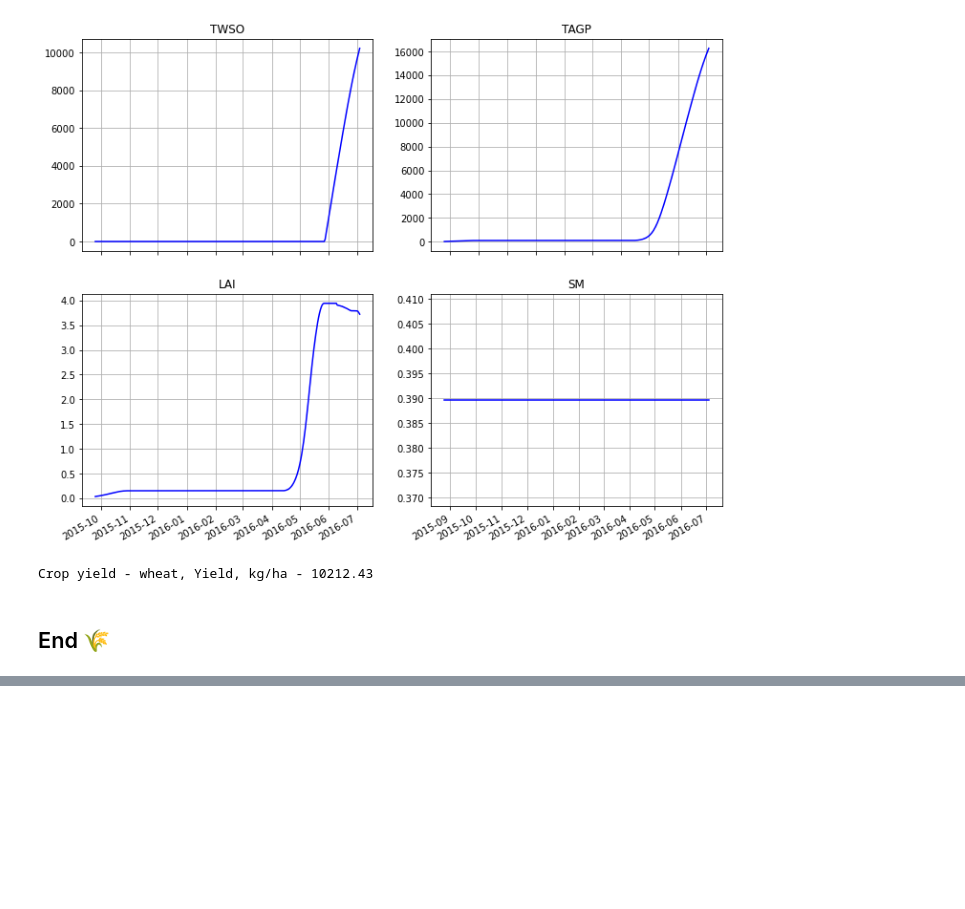
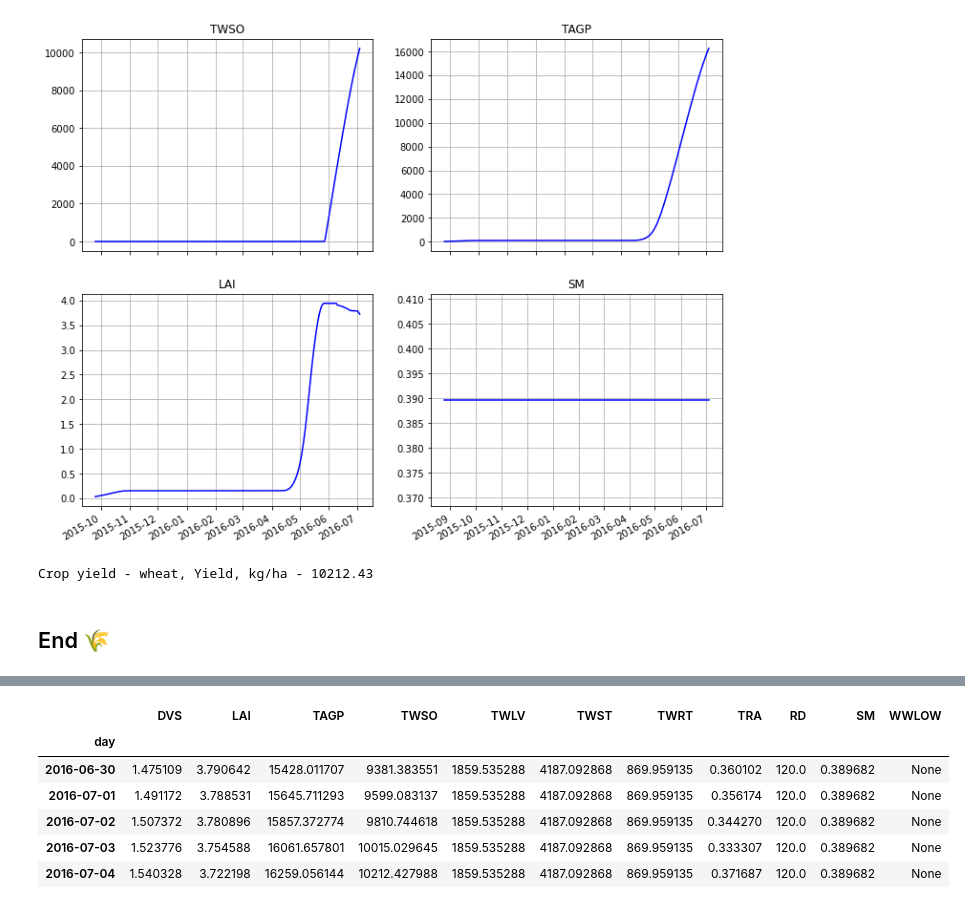
Before and after one commit to mishagrol/CS_MSU, a Jupyter notebook: Course Work/Final.ipynb, the cells around one changed output, grey strips where cells are left out. Drawn from its saved outputs; the diff is of its cells as text; code cells hidden in the pictures; blank space fills up the shorter version.

```diff
--- a/Course Work/Final.ipynb
+++ b/Course Work/Final.ipynb
@@ -803,0 +996,13 @@ Crop yield - wheat, Yield, kg/ha - 10212.43
+# %%
+wfst71_part_forecast.run_till_terminate()
+df_results_part_forecast = pd.DataFrame(wfst71_part_forecast.get_output())
+df_results_part_forecast = df_results_part_forecast.set_index("day")
+df_results_part_forecast.tail()
+# %% [output]
+|  | DVS | LAI | TAGP | TWSO | TWLV | TWST | TWRT | TRA | RD | SM | WWLOW |
+| day |  |  |  |  |  |  |  |  |  |  |  |
+| 2016-06-30 | 1.475109 | 3.790642 | 15428.011707 | 9381.383551 | 1859.535288 | 4187.092868 | 869.959135 | 0.360102 | 120.0 | 0.389682 | None |
+| 2016-07-01 | 1.491172 | 3.788531 | 15645.711293 | 9599.083137 | 1859.535288 | 4187.092868 | 869.959135 | 0.356174 | 120.0 | 0.389682 | None |
+| 2016-07-02 | 1.507372 | 3.780896 | 15857.372774 | 9810.744618 | 1859.535288 | 4187.092868 | 869.959135 | 0.344270 | 120.0 | 0.389682 | None |
+| 2016-07-03 | 1.523776 | 3.754588 | 16061.657801 | 10015.029645 | 1859.535288 | 4187.092868 | 869.959135 | 0.333307 | 120.0 | 0.389682 | None |
+| 2016-07-04 | 1.540328 | 3.722198 | 16259.056144 | 10212.427988 | 1859.535288 | 4187.092868 | 869.959135 | 0.371687 | 120.0 | 0.389682 | None |
```
Also changed, not shown: parts of 30 cells of this notebook.
